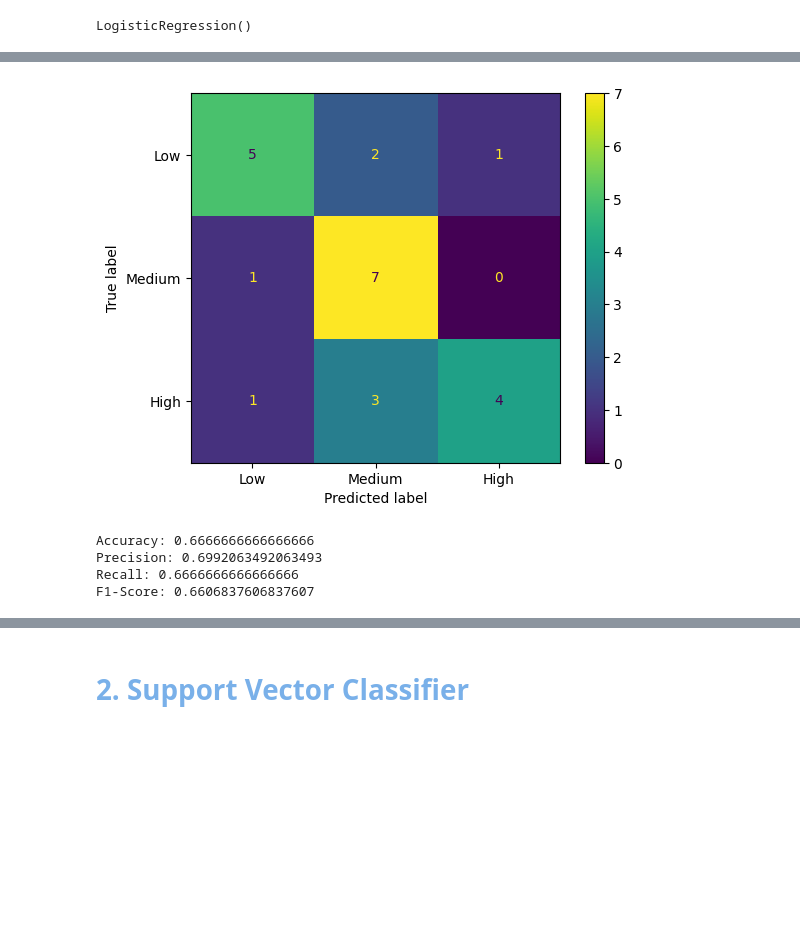
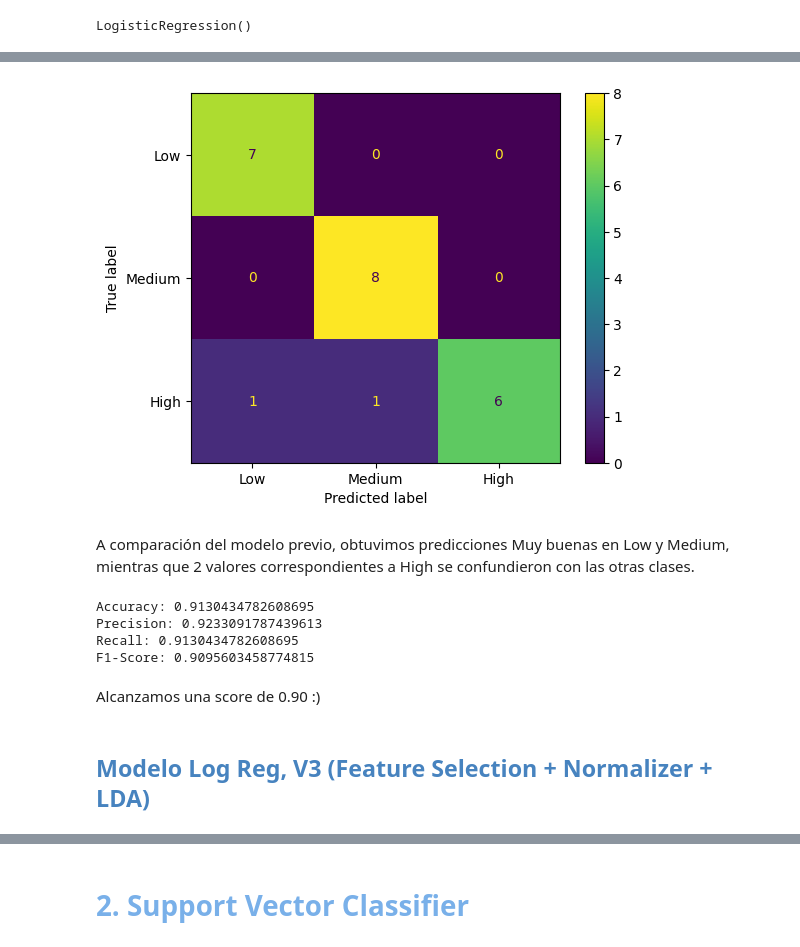
Before and after one commit to ch0fas/3erExamenEO, a Jupyter notebook: Examen3SVC.ipynb, the cells around one changed output, grey strips where cells are left out. Drawn from its saved outputs; the diff is of its cells as text; code cells hidden in the pictures; blank space fills up the shorter version.

```diff
--- a/Examen3SVC.ipynb
+++ b/Examen3SVC.ipynb
@@ -221,10 +267,11 @@ df.head()
 # %%
+# Codificar la y
 label_map = {0: 'Low', 1: 'Medium', 2:'High'}
+y_test_named = y.map(label_map)
 
-x = df.drop(columns='Pred')
-y = df['Pred']
-
-X_train, X_test, Y_train, Y_test = train_test_split(x,y,random_state=42, test_size=0.2, stratify=y)
+# Train-Test-Split
+# X_train, X_test, Y_train, Y_test = train_test_split(x,y,random_state=42, test_size=0.2, stratify=y)
+X_train, X_test, y_train, y_test = train_test_split(X_clean, y_clean, test_size=0.2, random_state=12, stratify=y_clean)
 # %% [markdown]
 # <font color= #79b0e9> **1. Logistic Regression** </font>
 # %% [markdown]
@@ -237,7 +284,7 @@ X_train_scaled = pd.DataFrame(scaler.fit_transform(X_train), columns=X_train.col
 X_test_scaled = pd.DataFrame(scaler.fit_transform(X_test), columns=X_test.columns)
 # %%
 logregv1 = LogisticRegression()
-logregv1.fit(X_train_scaled, Y_train)
+logregv1.fit(X_train_scaled, y_train)
 # %% [output]
 LogisticRegression()
 # %%
@@ -308,15 +357,32 @@ Para el segundo modelo, aparte de la estandarización previamente hecha, tambié
 # %%
 pipe_v2 = Pipeline([
     ('scaler', StandardScaler()),
-    ('logreg', LogisticRegression())
+    ('logreg', LogisticRegression(max_iter=10_000))
 ])
 
-param_grid = {
-    'logreg__C': [0.001, 0.01, 0.1, 1, 10, 100],
-    'logreg__penalty': ['l1','l2', 'elasticnet'],
-    'logreg__solver': ['liblinear', 'saga'],
-}
+# Parámetros del Gridsearch, generamos 3 subsets de parámetros
+param_grid = [
+    # Subset con penalización L1
+    {
+        'logreg__penalty': ['l1'],
+        'logreg__solver': ['liblinear', 'saga'],
+        'logreg__C': [0.001, 0.01, 0.1, 1, 10, 100]
+    },
+    # Subset con penalización L2
+    {
+        'logreg__penalty': ['l2'],
+        'logreg__solver': ['liblinear', 'saga'],
+        'logreg__C': [0.001, 0.01, 0.1, 1, 10, 100]
+    },
+    # Subset con penalización Elasticnet y l1_ratio
+    {
+        'logreg__penalty': ['elasticnet'],
+        'logreg__solver': ['saga'],
+        'logreg__C': [0.001, 0.01, 0.1, 1, 10, 100],
+        'logreg__l1_ratio': [0.1, 0.5, 0.9]
+    }
+]
 
 gridv2 = GridSearchCV(pipe_v2, param_grid, cv=5, scoring='accuracy', n_jobs=-1, verbose=2)
-gridv2.fit(X_train, Y_train)
+gridv2.fit(X_train, y_train)
 # %% [output]
@@ -356,23 +421,29 @@ Mejor Accuracy:  0.6947368421052631
 # %%
 y_pred_v2 = gridv2.predict(X_test)
 # %%
-cmv2 = confusion_matrix(Y_test, y_pred_v2)
+cmv2 = confusion_matrix(y_test, y_pred_v2)
 cmv1_display = ConfusionMatrixDisplay(cmv2, display_labels=['Low', 'Medium', 'High'])
 cmv1_display.plot()
 plt.show()
 # %% [output]
-[figure, old version]
+[figure, new version]
+# %% [markdown]
+A comparación del modelo previo, obtuvimos predicciones Muy buenas en Low y Medium, mientras que 2 valores correspondientes a High se confundieron con las otras clases.
 # %%
 #Metriacas
-print(f"Accuracy: {accuracy_score(Y_test, y_pred_v2)}")
-print(f"Precision: {precision_score(Y_test, y_pred_v2, average='weighted')}")
-print(f"Recall: {recall_score(Y_test, y_pred_v2, average='weighted')}")
-print(f"F1-Score: {f1_score(Y_test, y_pred_v2, average='weighted')}")
+print(f"Accuracy: {accuracy_score(y_test, y_pred_v2)}")
+print(f"Precision: {precision_score(y_test, y_pred_v2, average='weighted')}")
+print(f"Recall: {recall_score(y_test, y_pred_v2, average='weighted')}")
+print(f"F1-Score: {f1_score(y_test, y_pred_v2, average='weighted')}")
 # %% [output]
-Accuracy: 0.6666666666666666
-Precision: 0.6992063492063493
-Recall: 0.6666666666666666
-F1-Score: 0.6606837606837607
+Accuracy: 0.9130434782608695
+Precision: 0.9233091787439613
+Recall: 0.9130434782608695
+F1-Score: 0.9095603458774815
+# %% [markdown]
+Alcanzamos una score de 0.90 :)
+# %% [markdown]
+## <font color= #4783bf> Modelo Log Reg, V3 (Feature Selection + Normalizer + LDA) </font>
 # %%
 pipe_v3 = Pipeline(steps=[
     ('feature_selection', VarianceThreshold()),
```
Also changed, not shown: parts of 38 cells of this notebook.
